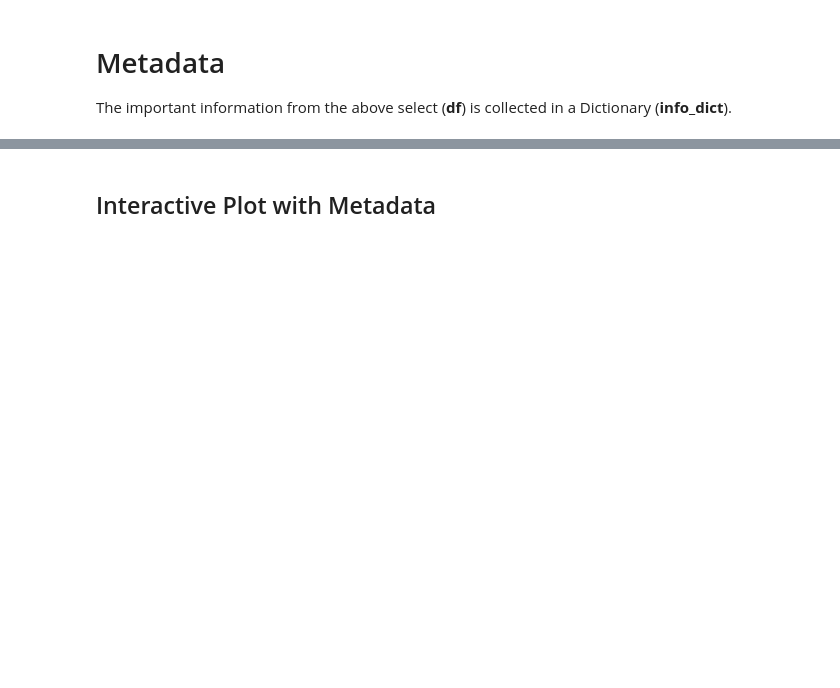
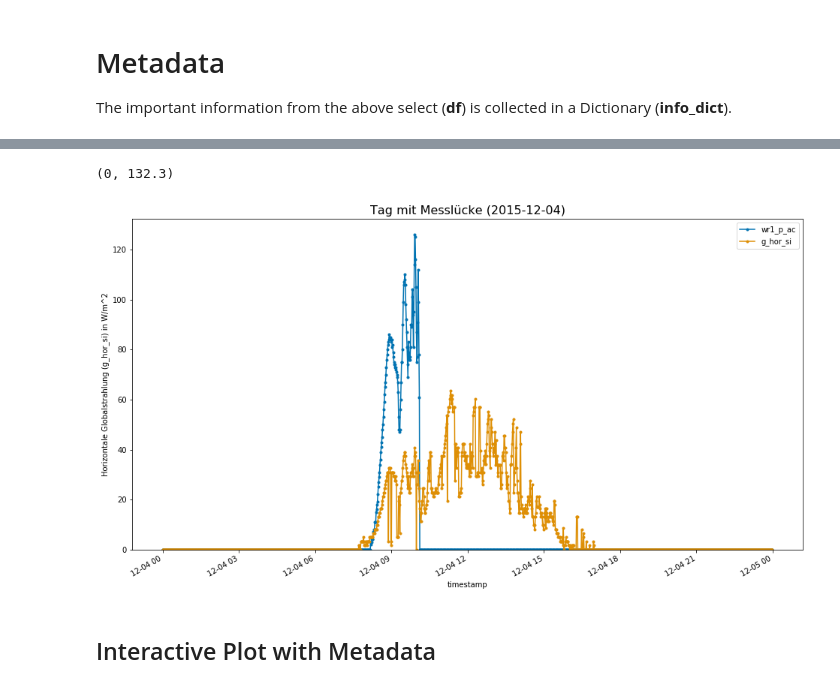
Before and after one commit to htw-pv3/weather-data, a Jupyter notebook: python/pv3_sonnja_db_visualise_gaps.ipynb, the cells around one changed output, grey strips where cells are left out. Saved outputs shown, nothing was run; the diff lists cells and outputs as text; code cells hidden in the pictures; blank space fills up the shorter version.

```diff
--- a/python/pv3_sonnja_db_visualise_gaps.ipynb
+++ b/python/pv3_sonnja_db_visualise_gaps.ipynb
@@ -66,0 +73,4 @@ Hit [Enter] to take defaults
+# %%
+# Select metadata
+sql = text("""SELECT obj_description('pv3.htw_weatherdata_2015'::regclass);""")
+meta_str = pd.read_sql_query(sql, con).loc[0, 'obj_description']
@@ -66,0 +93,8 @@ Hit [Enter] to take defaults
+# %%
+# Select data - filled
+sql = text("""
+    SELECT  *
+    FROM    pv3.pv3_time_sun_weather_allwr_2015_fill
+    """)
+df_tswwr_fill = pd.read_sql_query(sql, con)
+df_tswwr_fill.head(3)
@@ -111,12 +190,12 @@ The important information from the above select (**df**) is collected in a Dicti
 # %%
 # Facts dict
 info_dict = {}
-info_dict['Day'] = ['2015-04-25']
+info_dict['Day'] = ['2015-12-04']
 info_dict['Filename'] = ['{}_pv3_sonnja_plot_day_with_gap'.format(pd.to_datetime('today').strftime("%Y-%m-%d"))]
-info_dict['Value'] = ['Leistung (P_AC)']
-info_dict['Unit'] = ['W']
+info_dict['Value'] = ['Horizontale Globalstrahlung (g_hor_si)']
+info_dict['Unit'] = ['W/m^2']
 info_dict['Y-Axis'] = ['{} in {}'.format(*info_dict['Value'], *info_dict['Unit'])]
-info_dict['X-Axis'] = ['Stunde im Jahr']
+info_dict['X-Axis'] = ['Minute im Jahr']
 info_dict['Title'] = ['Tag mit Messlücke ({})'.format(*info_dict['Day'])]
 info_dict['Metadata'] = [meta_str]
 
@@ -126,5 +216,5 @@ for x in info_dict:
 # %%
 # Filter day
 day = datetime.fromisoformat('{}'.format(*info_dict['Day'])).date()
-df_day = df[(df['date'] == day)]
+df_day = df_tswwr_fill[(df_tswwr_fill['date'] == day)]
 df_day.head()
@@ -131,12 +229,15 @@ df_day.head()
 # %%
-df_plot = df_day[['wr1_p_ac']]
+df_plot = df_day[['wr1_p_ac','g_hor_si']]
 
-sns.set_palette("husl")
-mfig = plt.figure(figsize=(12, 5))
+sns.set_palette("colorblind")
+mfig = plt.figure(figsize=(16, 9))
 ax = plt.subplot()
 plt.title(*info_dict['Title'], fontsize=16)         # Title from info
 plt.ylabel(*info_dict['Y-Axis'])                    # Label from info
-df_plot.plot(ax=ax, lw=0.5, markeredgewidth=3)
+df_plot.plot(ax=ax, marker='o', markersize=3, linestyle='-')
 ax.set_ylim(ymin=0)
+# %% [output]
+(0, 132.3)
+[figure, added]
 # %% [markdown]
 ## Interactive Plot with Metadata
```
Also changed, not shown: parts of 17 cells of this notebook, 1 other file.
